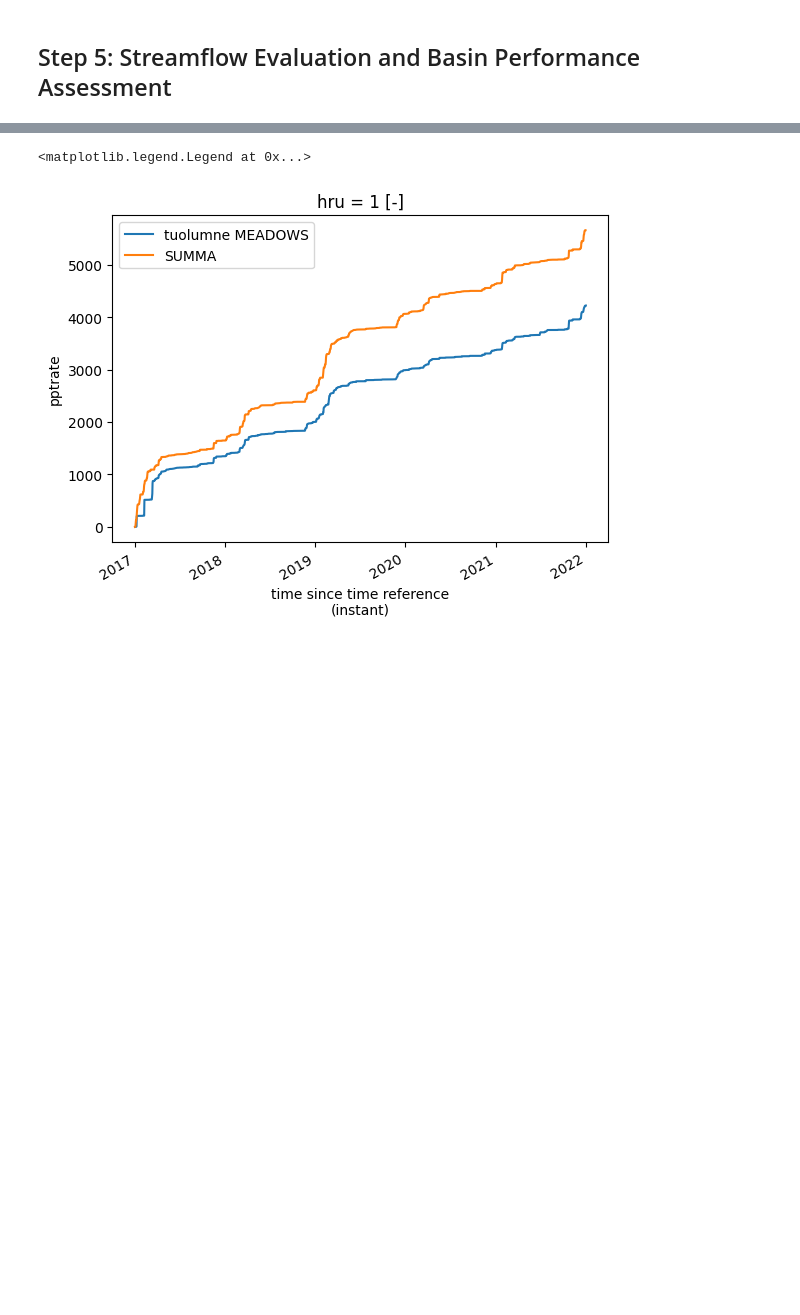
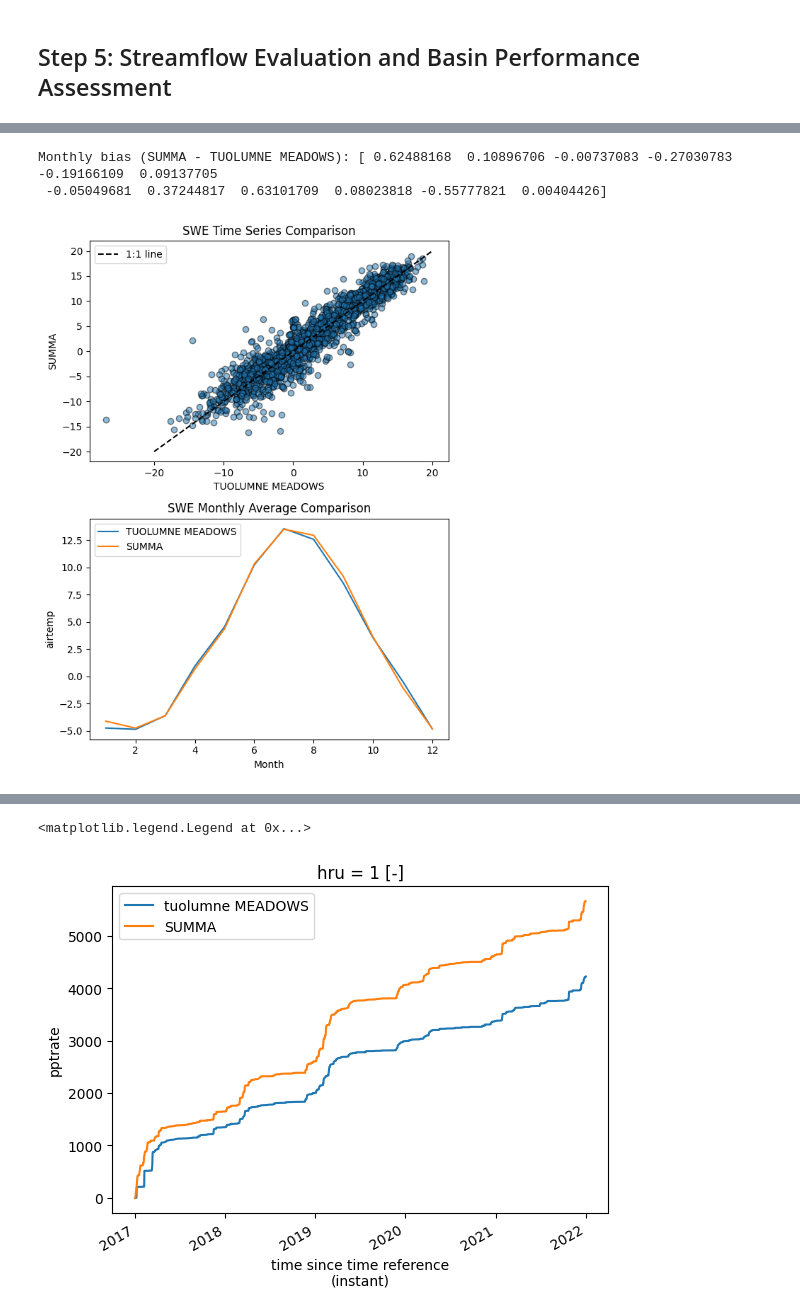
Before and after one commit to dlhogan97/CONFLUENCE-uwmtnhydro, a Jupyter notebook: ess-project/examples/02a_Tuolumne_basin_lumped.ipynb, the cells around one changed output, grey strips where cells are left out. Drawn from its saved outputs; the diff is of its cells as text; code cells hidden in the pictures; blank space fills up the shorter version.

```diff
--- a/ess-project/examples/02a_Tuolumne_basin_lumped.ipynb
+++ b/ess-project/examples/02a_Tuolumne_basin_lumped.ipynb
@@ -763,6 +762,33 @@ plt.show()
 # %%
 tuolumne_meadows = pd.read_csv("/scratch/dlhogan/ess-project-data/domain_Tuolumne_River_lumped/observations/snow/TUM_TUOLUMNE_MEADOWS_cdec_obs.csv", parse_dates=['datetime'], index_col='datetime')
 tuolumne_meadows = tuolumne_meadows.loc['2017-01-01':'2022-01-01']
+# %%
+tuolumne_meadows_temp =((tuolumne_meadows['AIR TEMP'] - 32) * 5/9)
+tuolumne_meadows_temp = tuolumne_meadows_temp[(tuolumne_meadows_temp > -50) & (tuolumne_meadows_temp < 50)]
+tuolumne_meadows_temp_monthly = tuolumne_meadows_temp.groupby(tuolumne_meadows_temp.index.month).mean()
+
+sim_ds_airtemp = sim_ds['airtemp'].resample(time='D').mean().sel(time=slice('2017-01-01','2022-01-01')).squeeze() - 273.16
+# plot timeseries
+fig, axs = plt.subplots(ncols=1, nrows=2, tight_layout=True, figsize=(6,8))
+axs[0].scatter(tuolumne_meadows_temp.values, sim_ds_airtemp.values, alpha=0.5, ec='k')
+axs[0].plot([-20,20], [-20,20], 'k--', label='1:1 line')
+axs[0].legend()
+axs[0].set_xlabel('TUOLUMNE MEADOWS')
+axs[0].set_ylabel('SUMMA')
+axs[0].set_title("SWE Time Series Comparison")
+
+# plot monthly average comparison
+tuolumne_meadows_temp_monthly.plot(ax=axs[1], label='TUOLUMNE MEADOWS')
+sim_ds_airtemp.groupby('time.month').mean().plot(ax=axs[1], label='SUMMA')
+axs[1].legend()
+axs[1].set_xlabel('Month')
+axs[1].set_title("SWE Monthly Average Comparison")
+
+print(f"Monthly bias (SUMMA - TUOLUMNE MEADOWS): {(sim_ds_airtemp.groupby('time.month').mean() - tuolumne_meadows_temp_monthly).values}")
+# %% [output]
+Monthly bias (SUMMA - TUOLUMNE MEADOWS): [ 0.62488168  0.10896706 -0.00737083 -0.27030783 -0.19166109  0.09137705
+ -0.05049681  0.37244817  0.63101709  0.08023818 -0.55777821  0.00404426]
+[figure, added]
 # %%
 tuolumne_meadows_swe = tuolumne_meadows['SWE']*25.4
 # filter extreme values
```
Also changed, not shown: parts of 12 cells of this notebook, 6 other files.
